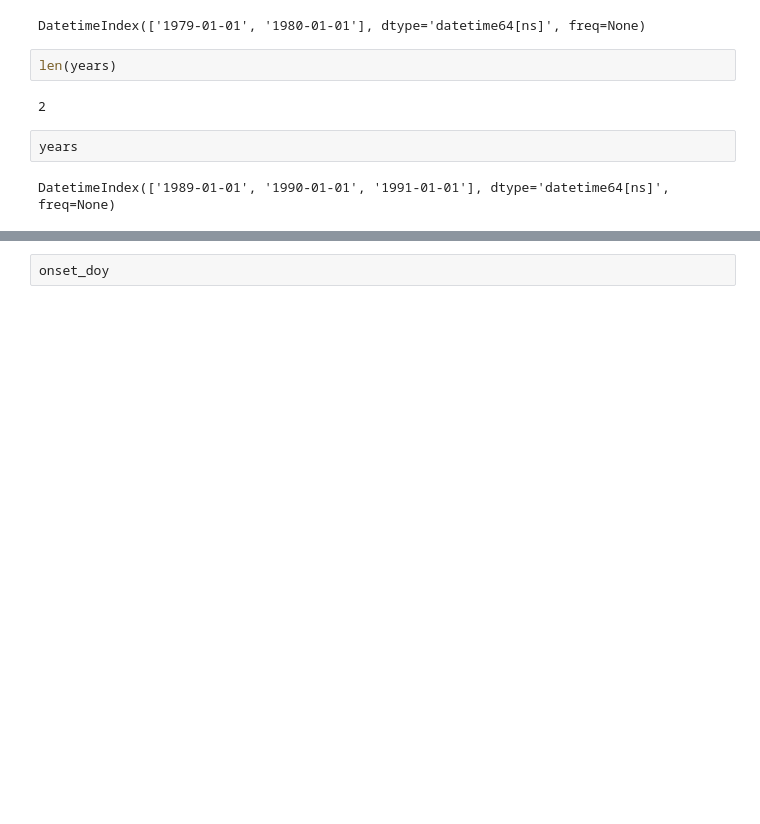
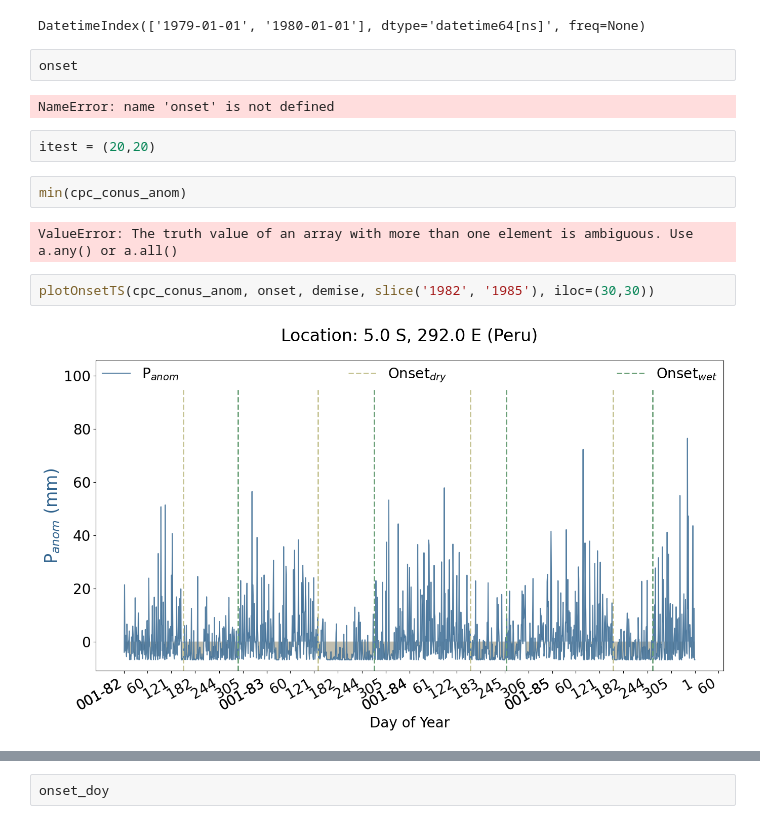
Before and after one commit to gbromley/PreSeason, a Jupyter notebook: workflows/PeruVerification.ipynb, the cells around one changed output, grey strips where cells are left out. Cells and saved outputs as stored; diff of their text form; blank space fills up the shorter version.

Commit message:
Formalized new plotting function in plotting module.

```diff
--- a/workflows/PeruVerification.ipynb
+++ b/workflows/PeruVerification.ipynb
@@ -340,11 +357,17 @@ demise_single = demise.isel(lat=20, lon=20)
 pd.to_datetime(np.unique(temp.time.dt.year), format="%Y")
 # %% [output]
 DatetimeIndex(['1979-01-01', '1980-01-01'], dtype='datetime64[ns]', freq=None)
-# %%
-len(years)
-# %% [output]
-2
-# %%
-years
-# %% [output]
-DatetimeIndex(['1989-01-01', '1990-01-01', '1991-01-01'], dtype='datetime64[ns]', freq=None)
+# %%
+onset
+# %% [output]
+NameError: name 'onset' is not defined
+# %%
+itest = (20,20)
+# %%
+min(cpc_conus_anom)
+# %% [output]
+ValueError: The truth value of an array with more than one element is ambiguous. Use a.any() or a.all()
+# %%
+plotOnsetTS(cpc_conus_anom, onset, demise, slice('1982', '1985'), iloc=(30,30))
+# %% [output]
+[figure, added]
```
Also changed, not shown: parts of 6 cells of this notebook, 1 other file.
